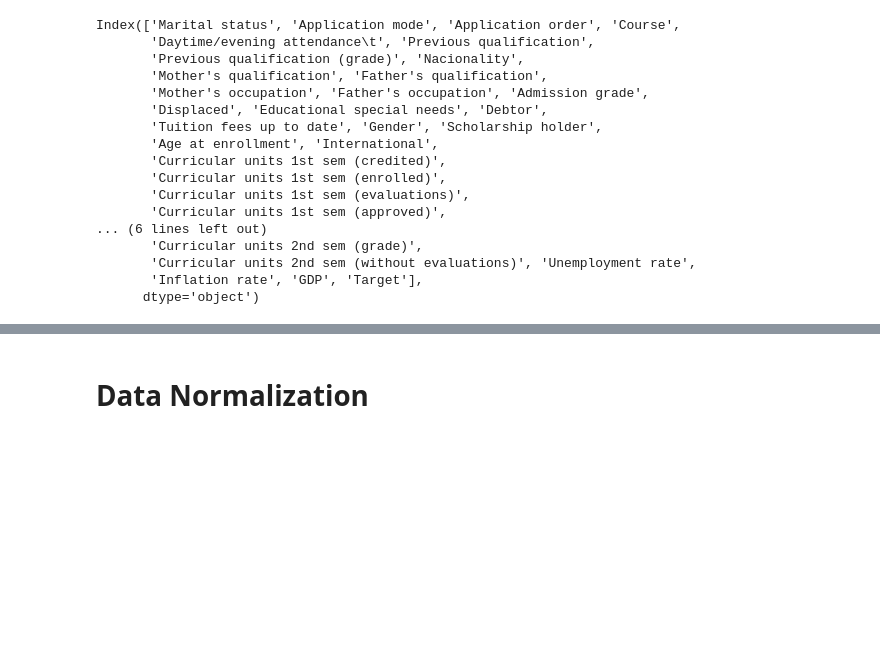
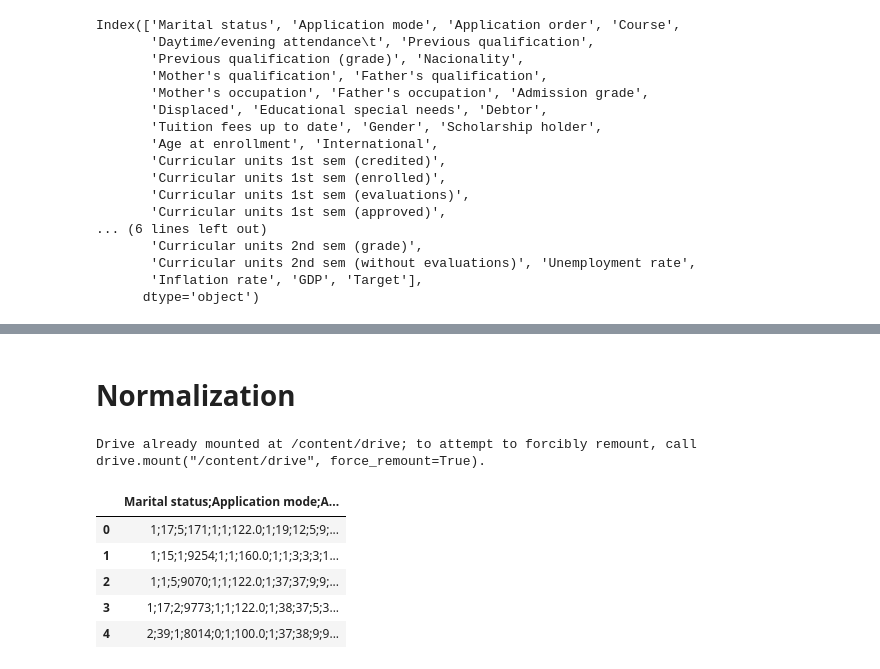
Before and after one commit to georgiakarenlau/bt4240, a Jupyter notebook: eda.ipynb, the cells around one changed output, grey strips where cells are left out. Saved outputs shown, nothing was run; the diff lists cells and outputs as text; code cells hidden in the pictures; blank space fills up the shorter version.

```diff
--- a/eda.ipynb
+++ b/eda.ipynb
@@ -297,2 +301,20 @@ sns.heatmap(corr_matrix, annot=True, cmap="coolwarm", fmt=".2f", linewidths=0.5)
 # %% [markdown]
-# Data Normalization
+# Normalization
+# %%
+from google.colab import drive
+drive.mount('/content/drive')
+
+import pandas as pd
+# df1 = pd.read_csv('/content/drive/MyDrive/BT4240/data.csv')
+df1 = pd.read_csv('/content/drive/MyDrive/BT4240 Repo/data.csv')
+# %% [output]
+Drive already mounted at /content/drive; to attempt to forcibly remount, call drive.mount("/content/drive", force_remount=True).
+# %%
+df1.head()
+# %% [output]
+|  | Marital status;Application mode;A... |
+| 0 | 1;17;5;171;1;1;122.0;1;19;12;5;9;... |
+| 1 | 1;15;1;9254;1;1;160.0;1;1;3;3;3;1... |
+| 2 | 1;1;5;9070;1;1;122.0;1;37;37;9;9;... |
+| 3 | 1;17;2;9773;1;1;122.0;1;38;37;5;3... |
+| 4 | 2;39;1;8014;0;1;100.0;1;37;38;9;9... |
```
Also changed, not shown: parts of 18 cells of this notebook, 10 other files.
